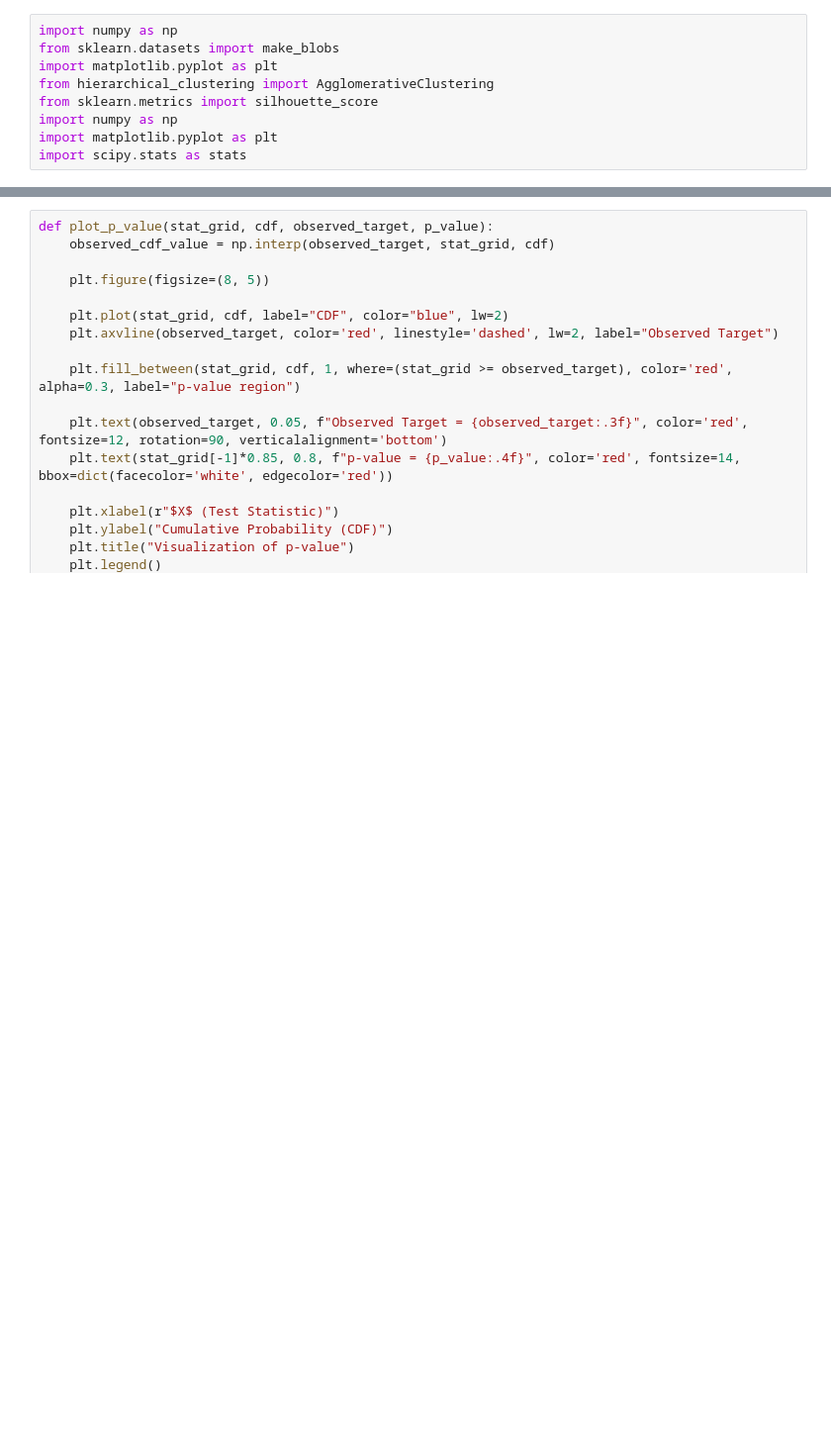
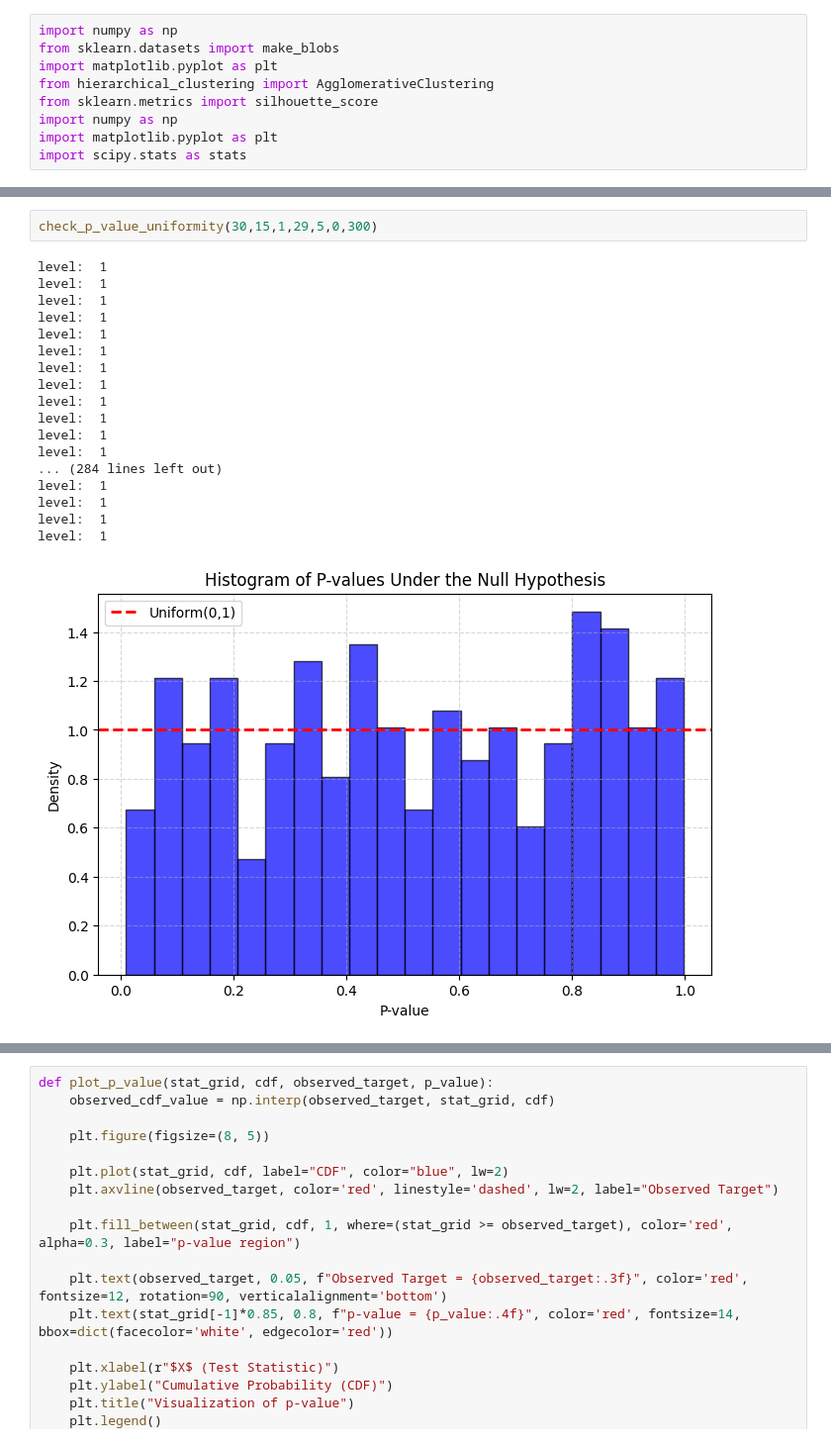
Before and after one commit to judywu4800/SI_HierarchicalClustering, a Jupyter notebook: test_file.ipynb, the cells around one changed output, grey strips where cells are left out. Shown at 99% size. Saved outputs shown, nothing was run; the diff lists cells and outputs as text; blank space fills up the shorter version.

```diff
--- a/test_file.ipynb
+++ b/test_file.ipynb
@@ -72,0 +175,21 @@ level:  1
+# %%
+check_p_value_uniformity(30,15,1,29,5,0,300)
+# %% [output]
+level:  1
+level:  1
+level:  1
+level:  1
+level:  1
+level:  1
+level:  1
+level:  1
+level:  1
+level:  1
+level:  1
+level:  1
+... (284 lines left out)
+level:  1
+level:  1
+level:  1
+level:  1
+[figure, added]
```
Also changed, not shown: parts of 47 cells of this notebook, 2 other files.
